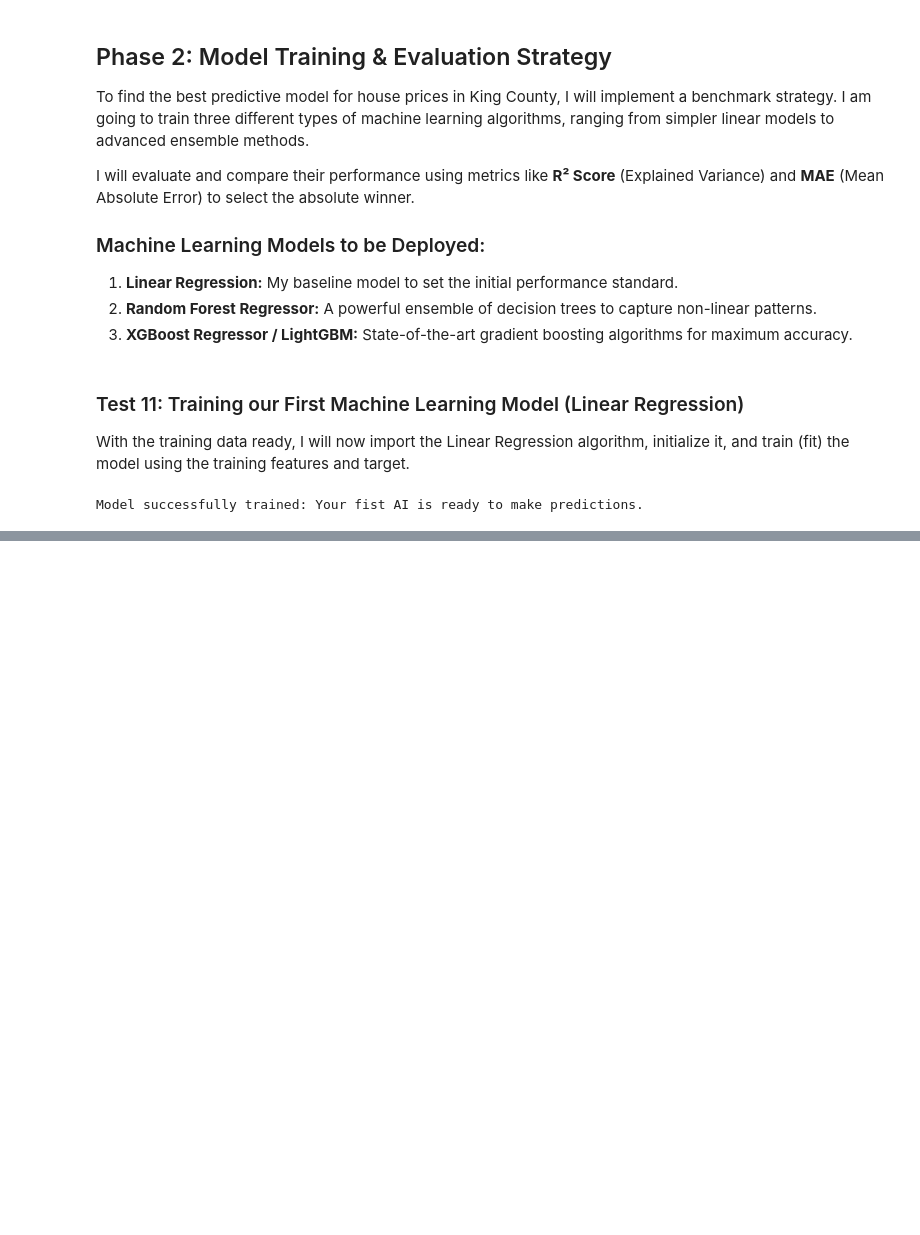
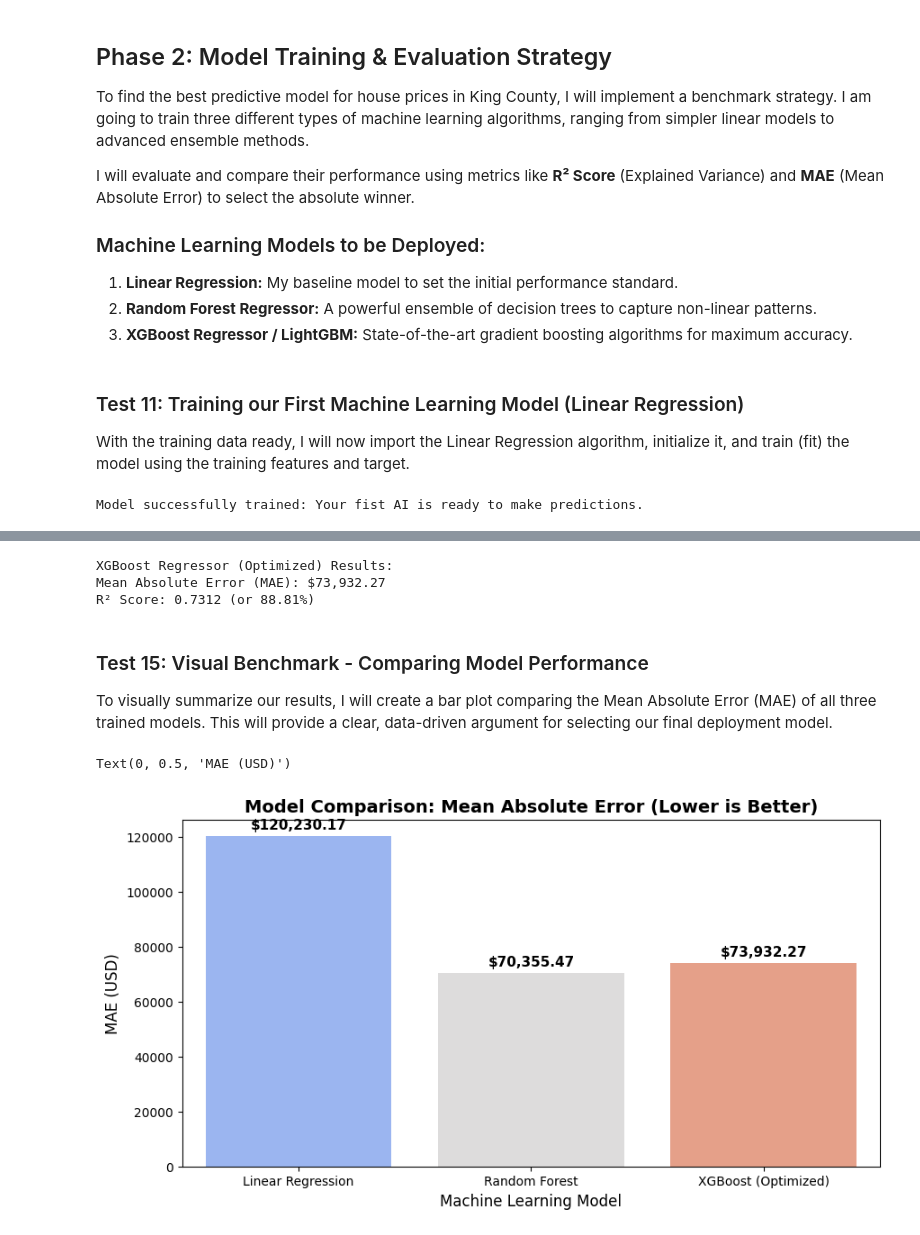
Before and after one commit to Rafaeldovale/property-price-prediction, a Jupyter notebook: notebooks/housing_analysis.ipynb, the cells around one changed output, grey strips where cells are left out. Drawn from its saved outputs; the diff is of its cells as text; code cells hidden in the pictures; blank space fills up the shorter version.

Commit message:
Create final model benchmark plot and save to image

```diff
--- a/notebooks/housing_analysis.ipynb
+++ b/notebooks/housing_analysis.ipynb
@@ -323,0 +328,14 @@ Model successfully trained: Your fist AI is ready to make predictions.
+# %%
+# Test 12: Making predictions and calculating metrics
+from sklearn.metrics import mean_absolute_error, r2_score
+
+# 1: trained model to predic prices for the useen test features
+y_pred_lr = model.predict(X_test)
+
+# 2: I calculate the evalution metrics comparing true prices(y_test) with predictions (y_pred_lr)
+mae_lr = mean_absolute_error(y_test, y_pred_lr)
+r2_lr = r2_score(y_test, y_pred_lr)
+
+print(f'Lienar regressin Baseling results: ')
+print(f'Mean Absolute Erro (MAE): ${mae_lr:,.2f}')
+print(f'R² Score: {r2_lr:.4f} (or {r2_lr*100:.2f}%)')
@@ -323,0 +381,66 @@ Model successfully trained: Your fist AI is ready to make predictions.
+# %%
+# Test 14: Correcting and Optimizing XGBoost
+from xgboost import XGBRegressor
+
+# We change hyperparameters: lower max_depth avoids chasing crazy outliers,
+# and we ensure data types are parsed correctly.
+xgb_model = XGBRegressor(
+    n_estimators=100,
+    learning_rate=0.05,
+    max_depth=5,
+    subsample=0.8,
+    random_state=42
+)
+
+# I train the model again
+xgb_model.fit(X_train, y_train)
+
+# I predict the prices using the test data
+y_pred_xgb = xgb_model.predict(X_test)
+
+# I calculate the metrics for XGBoost
+mae_xgb = mean_absolute_error(y_test, y_pred_xgb)
+r2_xgb = r2_score(y_test, y_pred_xgb)
+
+print(f"XGBoost Regressor (Optimized) Results:")
+print(f"Mean Absolute Error (MAE): ${mae_xgb:,.2f}")
+print(f"R² Score: {r2_lr:.4f} (or {r2_xgb*100:.2f}%)")
+# %% [output]
+XGBoost Regressor (Optimized) Results:
+Mean Absolute Error (MAE): $73,932.27
+R² Score: 0.7312 (or 88.81%)
+# %% [markdown]
+### Test 15: Visual Benchmark - Comparing Model Performance
+To visually summarize our results, I will create a bar plot comparing the
+Mean Absolute Error (MAE) of all three trained models. This will provide a
+clear, data-driven argument for selecting our final deployment model.
+# %%
+# 1. Create a dictionary with our saved metrics
+data_metrics = {
+    'Model': ['Linear Regression', 'Random Forest', 'XGBoost (Optimized)'],
+    'MAE': [mae_lr, mae_rf, mae_xgb]
+}
+
+# 2. Convert to a Pandas DataFrame for easy plotting
+df_metrics = pd.DataFrame(data_metrics)
+
+# 3. Create the plot
+plt.figure(figsize=(10, 5))
+ax = sns.barplot(data=df_metrics, x='Model', y='MAE', hue='Model', palette='coolwarm', legend=False)
+
+# Add value labels on top of each bar
+for p in ax.patches:
+    ax.annotate(f"${p.get_height():,.2f}",
+                (p.get_x() + p.get_width() / 2., p.get_height()),
+                ha='center', va='center',
+                xytext=(0, 9),
+                textcoords='offset points',
+                fontsize=11, fontweight='bold')
+
+# Titles and formatting
+plt.title('Model Comparison: Mean Absolute Error (Lower is Better)', fontsize=14, fontweight='bold')
+plt.xlabel('Machine Learning Model', fontsize=12)
+plt.ylabel('MAE (USD)', fontsize=12)
+# %% [output]
+Text(0, 0.5, 'MAE (USD)')
+[figure, added]
```
Also changed, not shown: parts of 5 cells of this notebook, 1 other file.
